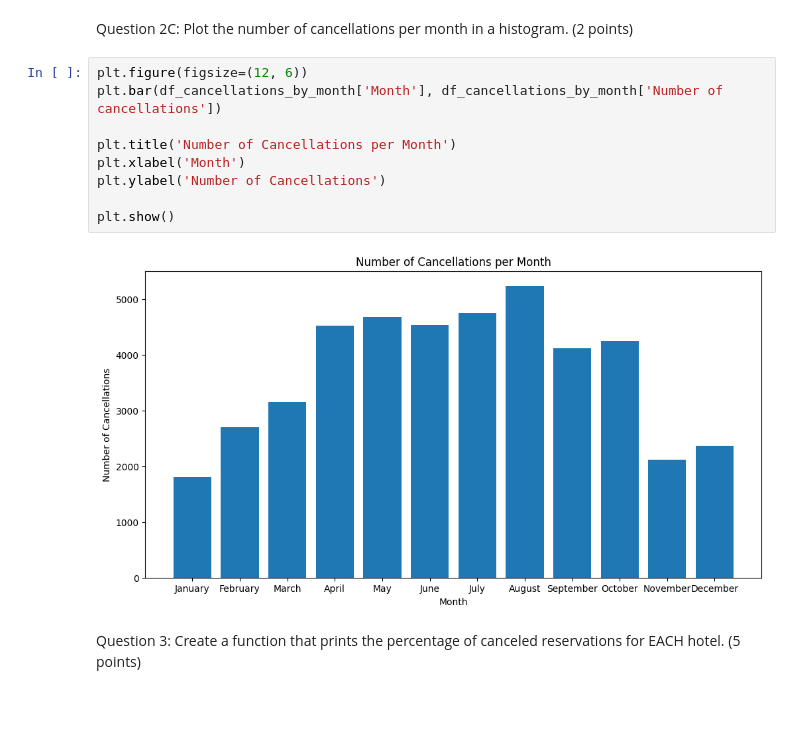
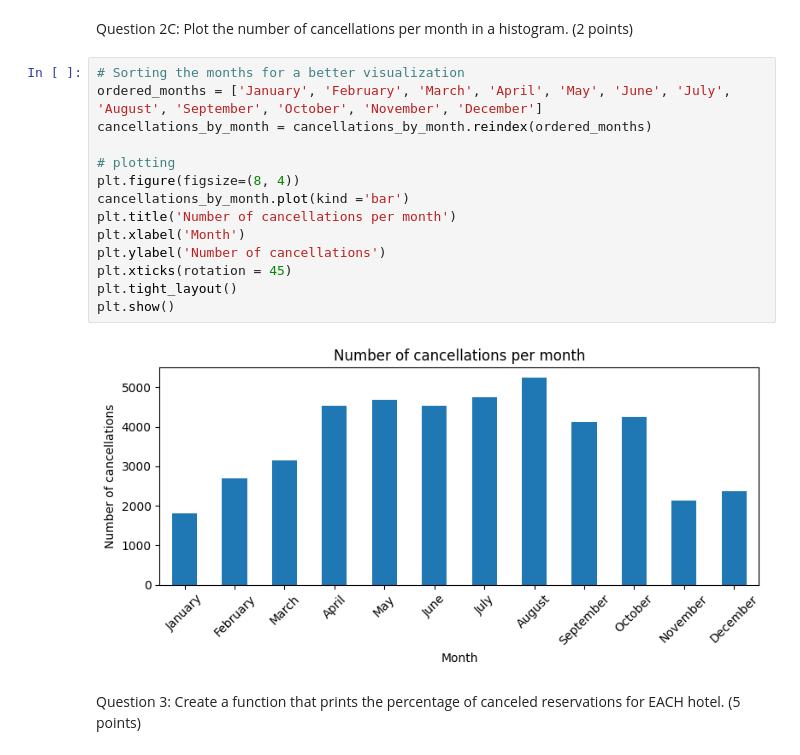
Before and after one commit to khatgarhaastha/MSAI339_HW1, a Jupyter notebook: Aastha_Khatgarh_MSAI339_HW1.ipynb, the cells around one changed output. Cells and saved outputs as stored; diff of their text form; blank space fills up the shorter version.

```diff
--- a/Aastha_Khatgarh_MSAI339_HW1.ipynb
+++ b/Aastha_Khatgarh_MSAI339_HW1.ipynb
@@ -137,16 +130,21 @@ The month with the most cancellations is August with 5239 cancellations.
 # %% [markdown]
 Question 2C: Plot the number of cancellations per month in a histogram. (2 points)
-# %%
-plt.figure(figsize=(12, 6))
-plt.bar(df_cancellations_by_month['Month'], df_cancellations_by_month['Number of cancellations'])
-
-plt.title('Number of Cancellations per Month')
-plt.xlabel('Month')
-plt.ylabel('Number of Cancellations')
-
-plt.show()
-# %% [output]
-[figure, removed]
+# %%
+# Sorting the months for a better visualization
+ordered_months = ['January', 'February', 'March', 'April', 'May', 'June', 'July', 'August', 'September', 'October', 'November', 'December']
+cancellations_by_month = cancellations_by_month.reindex(ordered_months)
+
+# plotting
+plt.figure(figsize=(8, 4))
+cancellations_by_month.plot(kind ='bar')
+plt.title('Number of cancellations per month')
+plt.xlabel('Month')
+plt.ylabel('Number of cancellations')
+plt.xticks(rotation = 45)
+plt.tight_layout()
+plt.show()
+# %% [output]
+[figure, added]
 # %% [markdown]
 Question 3: Create a function that prints the percentage of canceled reservations for EACH hotel. (5 points)
 # %%
```
Also changed, not shown: parts of 22 cells of this notebook.
